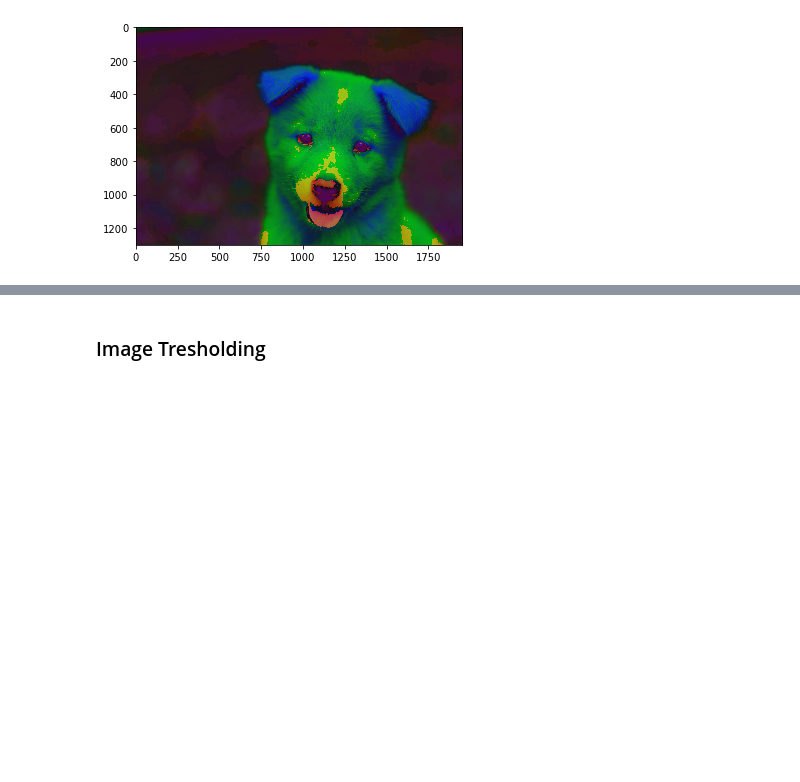
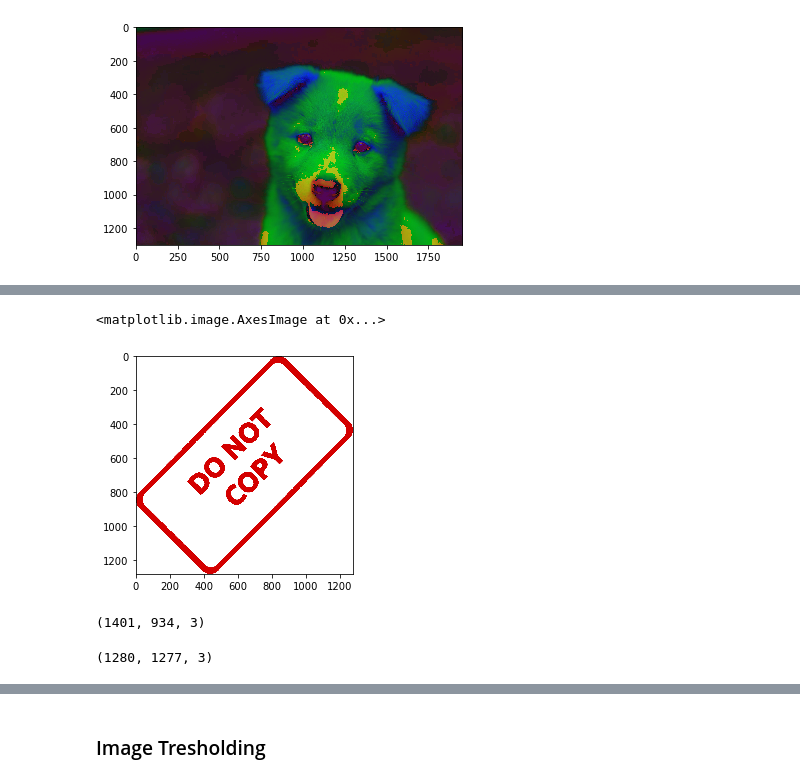
Before and after one commit to novojitdas/Computer-Vision, a Jupyter notebook: 04_image_processing.ipynb, the cells around one changed output, grey strips where cells are left out. Saved outputs shown, nothing was run; the diff lists cells and outputs as text; code cells hidden in the pictures; blank space fills up the shorter version.

```diff
--- a/04_image_processing.ipynb
+++ b/04_image_processing.ipynb
@@ -46,0 +59,14 @@ plt.imshow(hls_img)
+# %%
+plt.imshow(img2)
+# %% [output]
+<matplotlib.image.AxesImage at 0x...>
+[figure, added]
+# %%
+# checking shape of both img1 & img2
+img1.shape
+# %% [output]
+(1401, 934, 3)
+# %%
+img2.shape
+# %% [output]
+(1280, 1277, 3)
```
Also changed, not shown: parts of 21 cells of this notebook, 9 other files.
